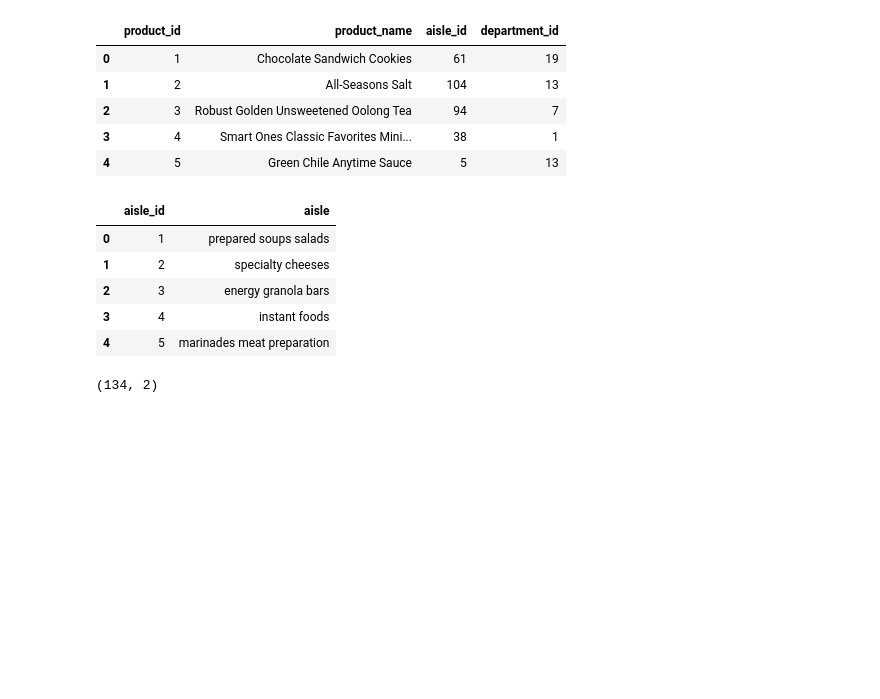
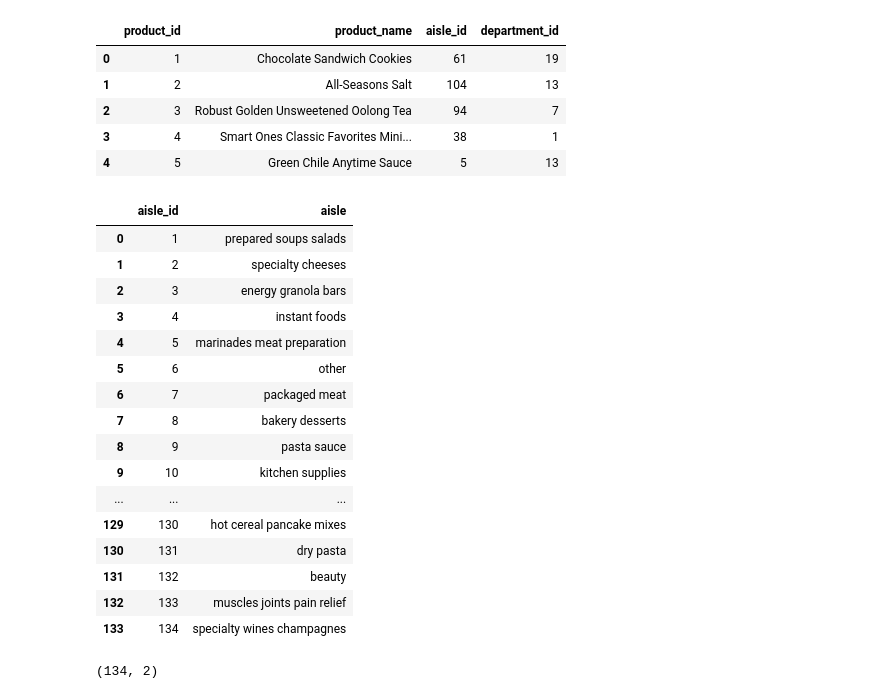
Before and after one commit to JCreeks/InstacartOrder, a Jupyter notebook: features/customer_segments.ipynb, the cells around one changed output. Drawn from its saved outputs; the diff is of its cells as text; code cells hidden in the pictures; blank space fills up the shorter version.

```diff
--- a/features/customer_segments.ipynb
+++ b/features/customer_segments.ipynb
@@ -9,7 +9,7 @@ Since there are thousands of products I will rely on aisles which represent cate
 
 import numpy as np
 import pandas as pd
-
+pd.options.display.max_rows = 999
 from subprocess import check_output
 print(check_output(["ls", "../input"]).decode("utf8"))
 # %% [output]
@@ -89,14 +100,25 @@ products.head()
 | 4 | 5 | Green Chile Anytime Sauce | 5 | 13 |
 # %%
 aisles = pd.read_csv('../input/aisles.csv')
-aisles.head()
+aisles
 # %% [output]
 |  | aisle_id | aisle |
 | 0 | 1 | prepared soups salads |
 | 1 | 2 | specialty cheeses |
 | 2 | 3 | energy granola bars |
 | 3 | 4 | instant foods |
 | 4 | 5 | marinades meat preparation |
+| 5 | 6 | other |
+| 6 | 7 | packaged meat |
+| 7 | 8 | bakery desserts |
+| 8 | 9 | pasta sauce |
+| 9 | 10 | kitchen supplies |
+| ... | ... | ... |
+| 129 | 130 | hot cereal pancake mixes |
+| 130 | 131 | dry pasta |
+| 131 | 132 | beauty |
+| 132 | 133 | muscles joints pain relief |
+| 133 | 134 | specialty wines champagnes |
 # %%
 print(aisles.shape)
 # %% [output]
```
Also changed, not shown: parts of 5 cells of this notebook, 9 other files.
